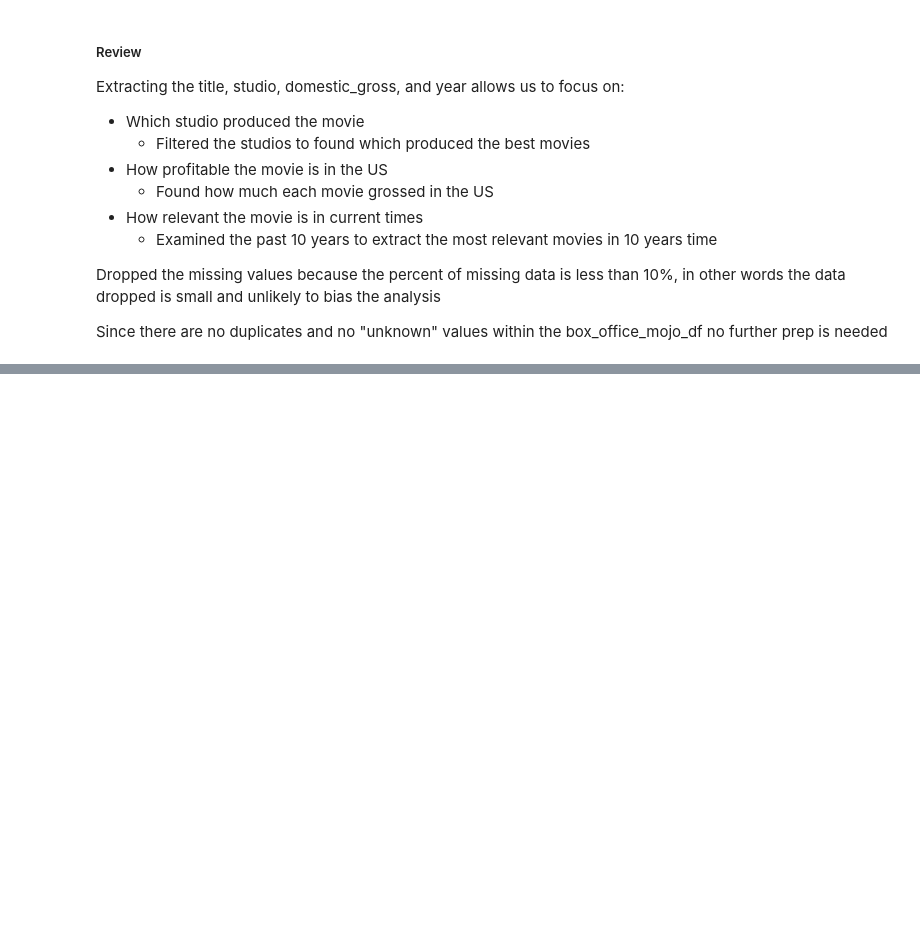
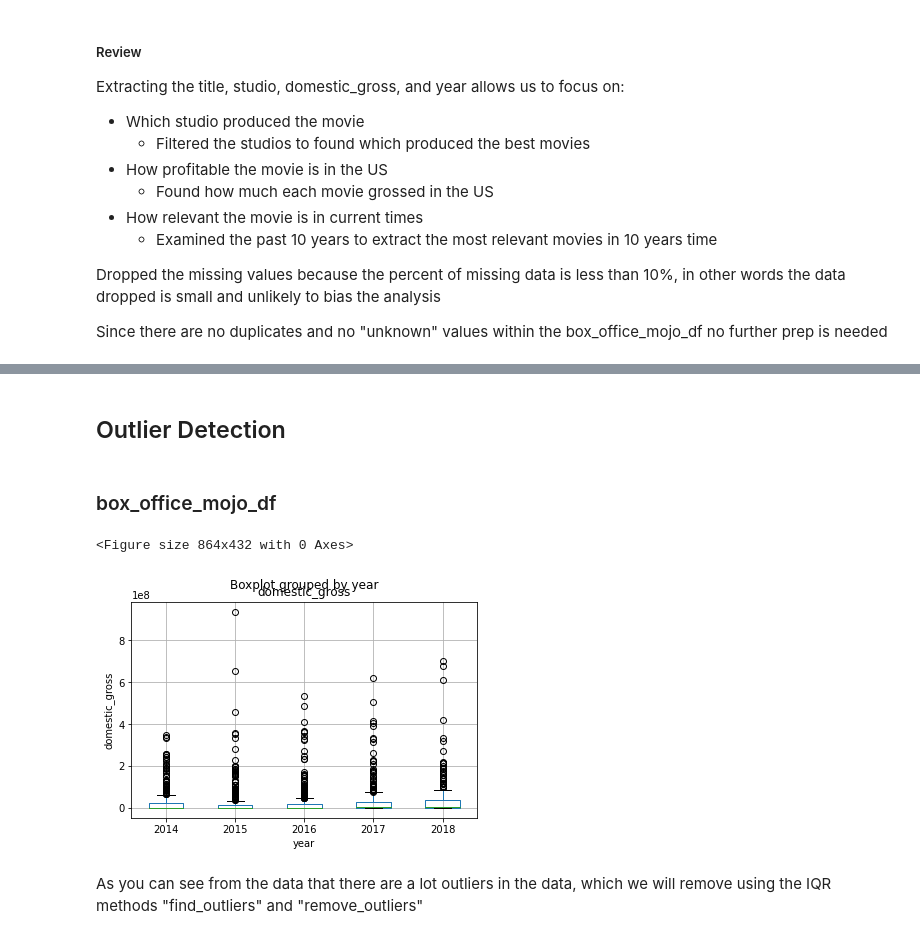
Before and after one commit to Haoweee/Original-Film-Production, a Jupyter notebook: phase2-project.ipynb, the cells around one changed output, grey strips where cells are left out. Cells and saved outputs as stored; diff of their text form; code cells hidden in the pictures; blank space fills up the shorter version.

```diff
--- a/phase2-project.ipynb
+++ b/phase2-project.ipynb
@@ -681,0 +847,2 @@ imdb_df.dropna(subset=['genres'], inplace=True)
+# %% [markdown]
+## Outlier Detection
@@ -681,0 +871,13 @@ imdb_df.dropna(subset=['genres'], inplace=True)
+# %% [markdown]
+### box_office_mojo_df
+# %%
+# plot the outliers for domestic_gross and year using a box plot
+plt.figure(figsize=(12, 6))
+box_office_mojo_df.boxplot(column='domestic_gross', by='year')
+plt.ylabel('domestic_gross')
+plt.show()
+# %% [output]
+<Figure size 864x432 with 0 Axes>
+[figure, added]
+# %% [markdown]
+As you can see from the data that there are a lot outliers in the data, which we will remove using the IQR methods "find_outliers" and "remove_outliers"
```
Also changed, not shown: parts of 38 cells of this notebook.
